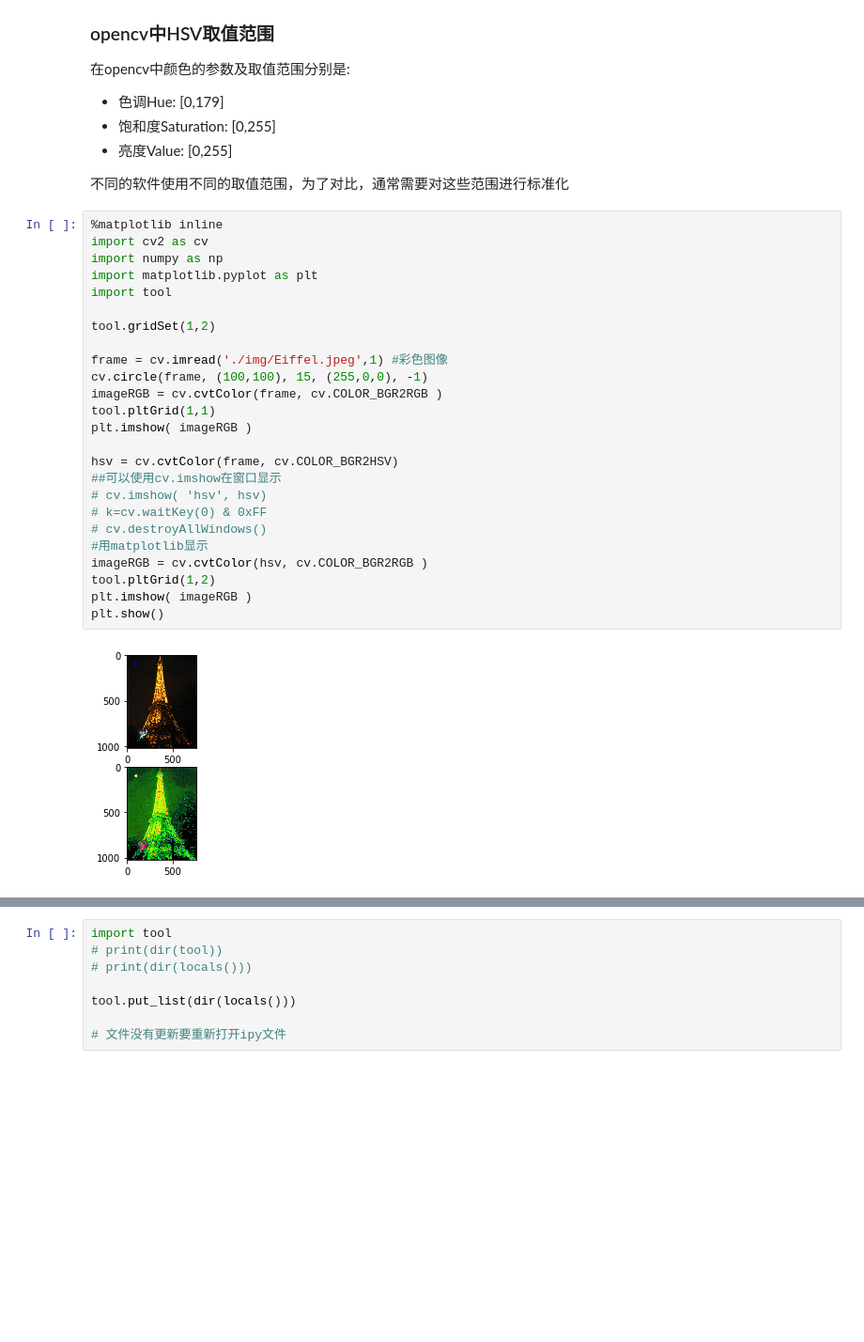
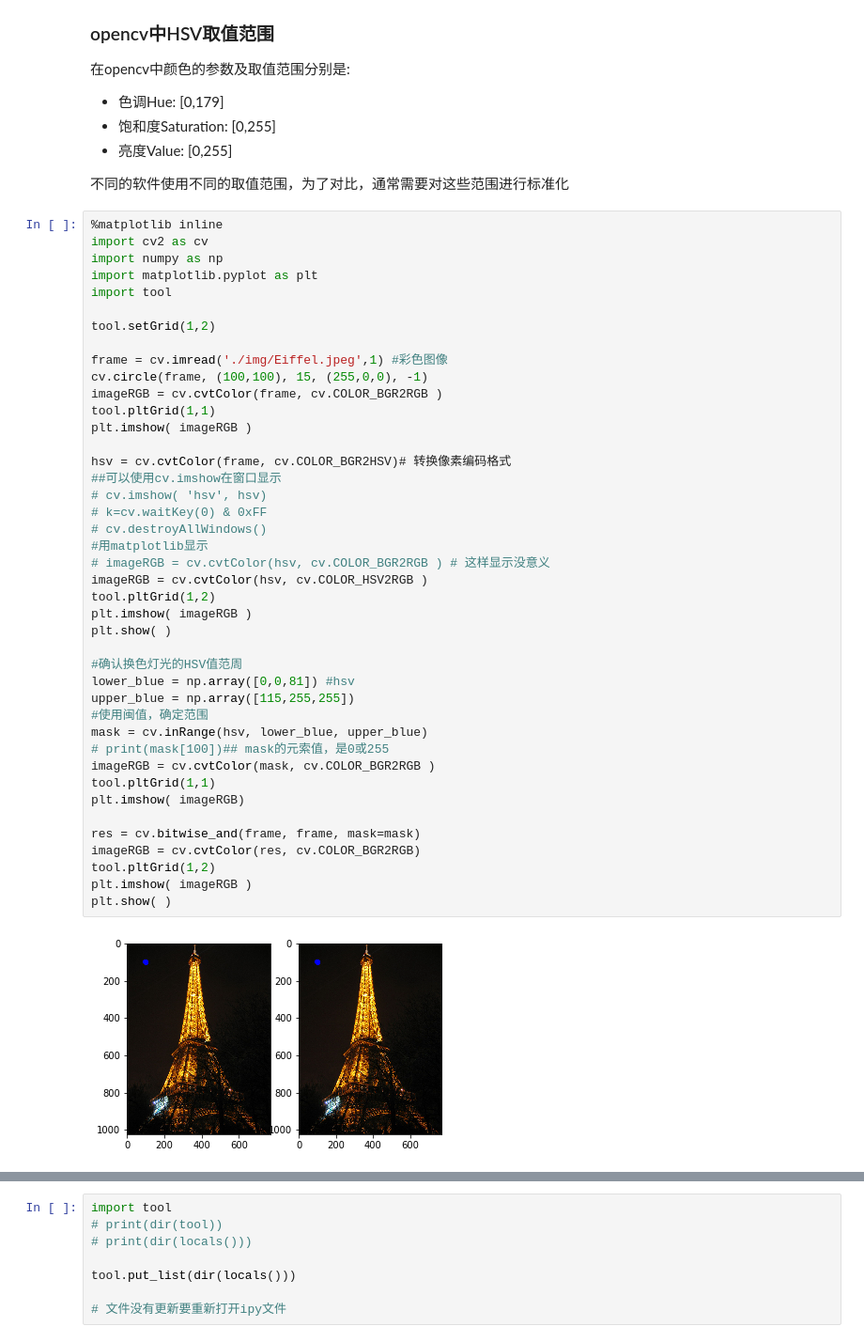
Before and after one commit to thetime50/opencv-practice, a Jupyter notebook: step3-p27.ipynb, the cells around one changed output, grey strips where cells are left out. Shown at 94% size. Saved outputs shown, nothing was run; the diff lists cells and outputs as text; blank space fills up the shorter version.

```diff
--- a/step3-p27.ipynb
+++ b/step3-p27.ipynb
@@ -68,27 +68,44 @@ RGB和CMY颜色模型都是面向硬件的，而HSV (Hue Saturation Value)颜色
 # %%
 %matplotlib inline
 import cv2 as cv
 import numpy as np
 import matplotlib.pyplot as plt
 import tool
 
-tool.gridSet(1,2)
+tool.setGrid(1,2)
 
 frame = cv.imread('./img/Eiffel.jpeg',1) #彩色图像
 cv.circle(frame, (100,100), 15, (255,0,0), -1)
 imageRGB = cv.cvtColor(frame, cv.COLOR_BGR2RGB )
 tool.pltGrid(1,1)
 plt.imshow( imageRGB )
 
-hsv = cv.cvtColor(frame, cv.COLOR_BGR2HSV)
+hsv = cv.cvtColor(frame, cv.COLOR_BGR2HSV)# 转换像素编码格式
 ##可以使用cv.imshow在窗口显示
 # cv.imshow( 'hsv', hsv)
 # k=cv.waitKey(0) & 0xFF
 # cv.destroyAllWindows()
 #用matplotlib显示
-imageRGB = cv.cvtColor(hsv, cv.COLOR_BGR2RGB )
+# imageRGB = cv.cvtColor(hsv, cv.COLOR_BGR2RGB ) # 这样显示没意义
+imageRGB = cv.cvtColor(hsv, cv.COLOR_HSV2RGB )
 tool.pltGrid(1,2)
 plt.imshow( imageRGB )
-plt.show()
+plt.show( )
+
+#确认换色灯光的HSV值范周
+lower_blue = np.array([0,0,81]) #hsv
+upper_blue = np.array([115,255,255])
+#使用闽值，确定范围
+mask = cv.inRange(hsv, lower_blue, upper_blue)
+# print(mask[100])## mask的元索值，是0或255
+imageRGB = cv.cvtColor(mask, cv.COLOR_BGR2RGB )
+tool.pltGrid(1,1)
+plt.imshow( imageRGB)
+
+res = cv.bitwise_and(frame, frame, mask=mask)
+imageRGB = cv.cvtColor(res, cv.COLOR_BGR2RGB)
+tool.pltGrid(1,2)
+plt.imshow( imageRGB )
+plt.show( )
 # %% [output]
-[figure, old version]
+[figure, new version]
```
Also changed, not shown: parts of 8 cells of this notebook, 3 other files.
